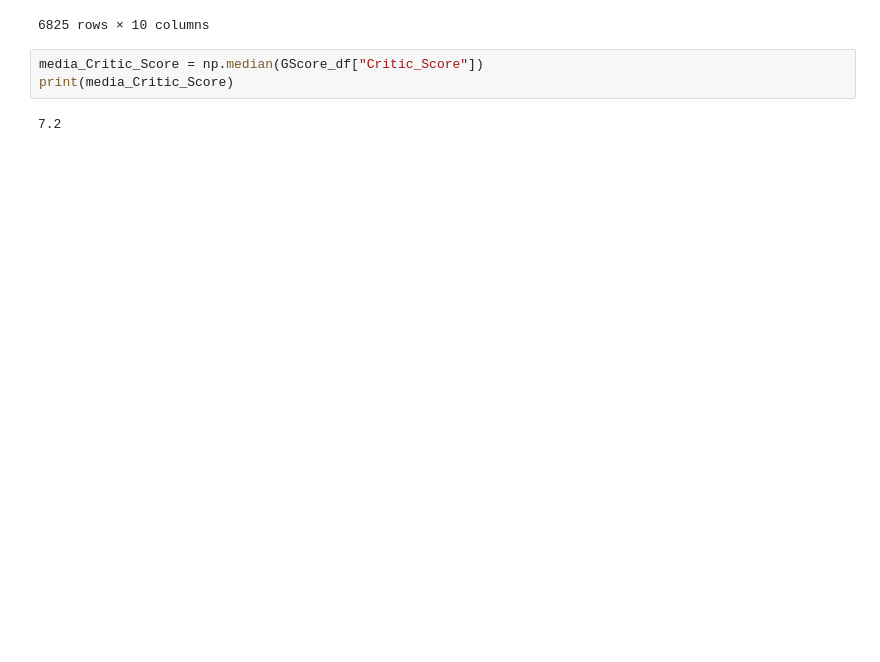
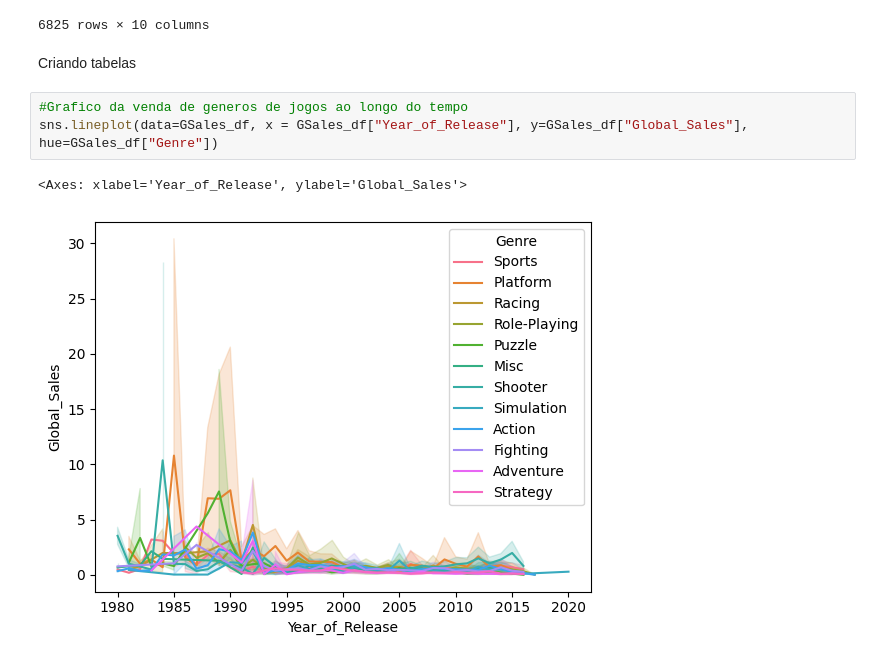
Before and after one commit to PedroMiguelCecato/ICD_Project, a Jupyter notebook: Presentatio.ipynb, the cells around one changed output. Saved outputs shown, nothing was run; the diff lists cells and outputs as text; blank space fills up the shorter version.

Commit message:
criando graficos

```diff
--- a/Presentatio.ipynb
+++ b/Presentatio.ipynb
@@ -315,8 +317,11 @@ GScore_df
 | 16700 | Breach | PC | 2011 | Shooter | Destineer | 6.1 | 12 | 5.8 | ... |
 | 16706 | STORM: Frontline Nation | PC | 2011 | Strategy | Unknown | 6.0 | 12 | 7.2 | ... |
 6825 rows × 10 columns
-# %%
-media_Critic_Score = np.median(GScore_df["Critic_Score"])
-print(media_Critic_Score)
-# %% [output]
-7.2
+# %% [markdown]
+Criando tabelas
+# %%
+#Grafico da venda de generos de jogos ao longo do tempo
+sns.lineplot(data=GSales_df, x = GSales_df["Year_of_Release"], y=GSales_df["Global_Sales"], hue=GSales_df["Genre"])
+# %% [output]
+<Axes: xlabel='Year_of_Release', ylabel='Global_Sales'>
+[figure, added]
```
Also changed, not shown: parts of 3 cells of this notebook.
